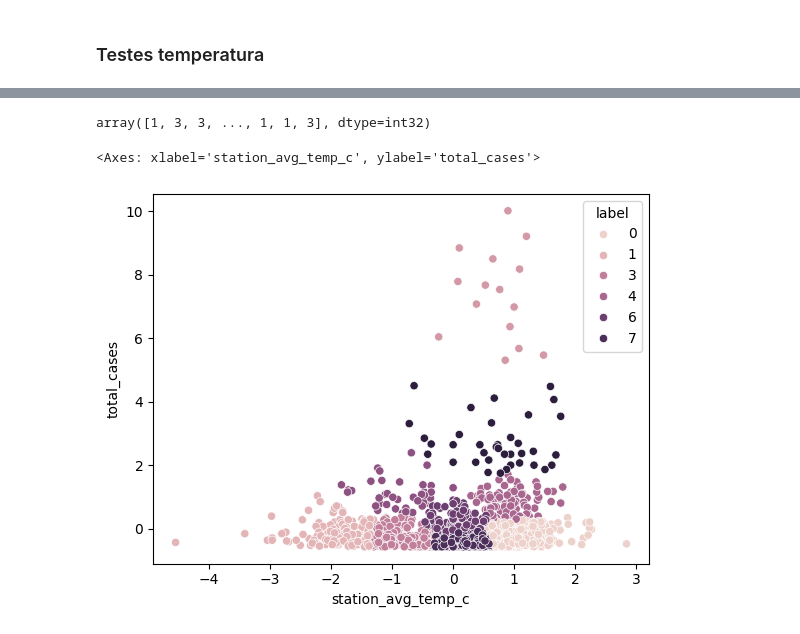
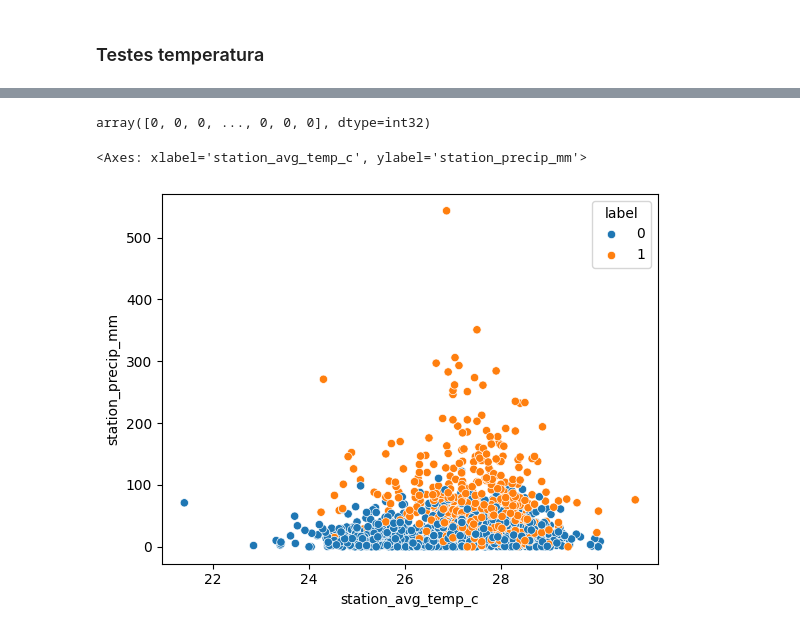
Before and after one commit to zibia-cunha/DengAI_Predicting_MachineLearnII, a Jupyter notebook: dengAI_project.ipynb, the cells around one changed output, grey strips where cells are left out. Drawn from its saved outputs; the diff is of its cells as text; code cells hidden in the pictures.

```diff
--- a/dengAI_project.ipynb
+++ b/dengAI_project.ipynb
@@ -117,7 +134,7 @@ k_values_reduced = range(1, 10)  # Testando de 1 a 6 clusters
 
 for k in k_values_reduced:
     kmeans = KMeans(n_clusters=k, random_state=42)
-    kmeans.fit(scaled_data_df[['station_avg_temp_c', 'total_cases']])
+    kmeans.fit(numerical_data)
     inertia_reduced.append(kmeans.inertia_)
 
 # Plotando o método do cotovelo com clusters reduzidos
@@ -144,22 +152,22 @@ plt.show()
 # %%
 # Aplicando K-Means para as variáveis selecionadas (temperatura)
-kmeans_temp = KMeans(n_clusters=5, random_state=42)
-temperature_clusters = kmeans_temp.fit(temperature_data)
+kmeans_temp = KMeans(n_clusters=2, random_state=42)
+temperature_clusters = kmeans_temp.fit(numerical_data)
 # %%
-kmeans_temp.predict(temperature_data)
+kmeans_temp.predict(numerical_data)
 # %% [output]
-array([1, 3, 3, ..., 1, 1, 3], dtype=int32)
+array([0, 0, 0, ..., 0, 0, 0], dtype=int32)
 # %%
-labels_clusters = kmeans.labels_
+labels_clusters = kmeans_temp.labels_
 # %%
 labels_series = pd.Series(labels_clusters, name = "label")
 # %%
-df_result = pd.concat([temperature_data, labels_series], axis = 1)
+df_result = pd.concat([numerical_data, labels_series], axis = 1)
 # %%
 sns.scatterplot(data = df_result,
                 x = "station_avg_temp_c",
-                y = "total_cases",
+                y = "station_precip_mm",
                 hue = "label")
 # %% [output]
-<Axes: xlabel='station_avg_temp_c', ylabel='total_cases'>
+<Axes: xlabel='station_avg_temp_c', ylabel='station_precip_mm'>
-[figure, old version]
+[figure, new version]
```
Also changed, not shown: parts of 22 cells of this notebook.
